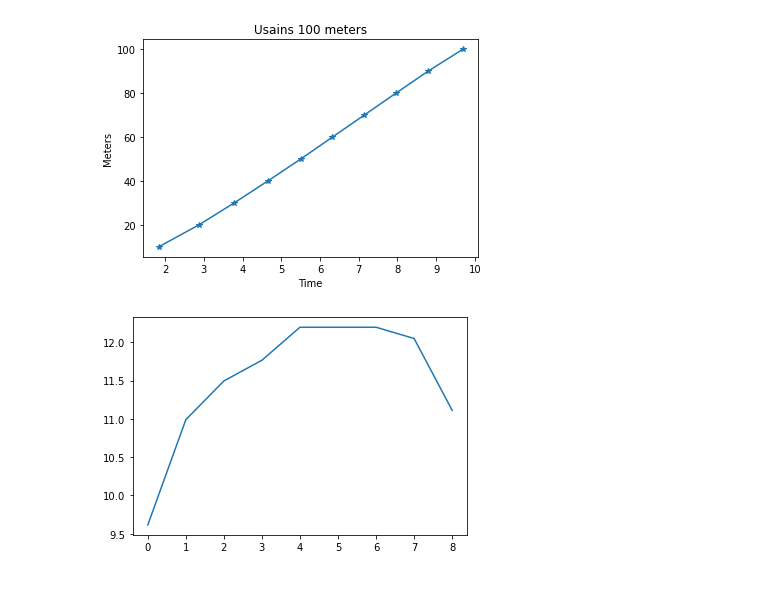
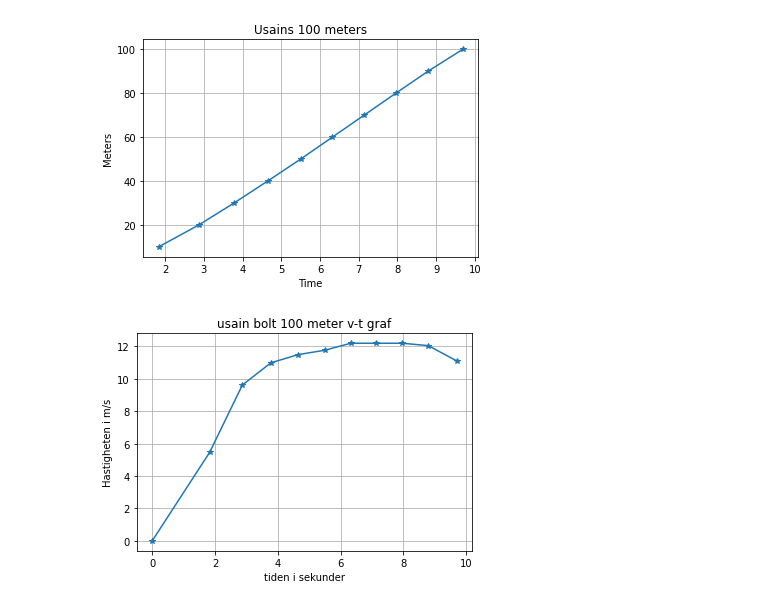
Before and after one commit to Dafancyfrog/Felix_samuelsson_TE19C, a Jupyter notebook: räkna med phyton/grafer.ipynb, the cells around one changed output. Saved outputs shown, nothing was run; the diff lists cells and outputs as text; code cells hidden in the pictures.

```diff
--- a/räkna med phyton/grafer.ipynb
+++ b/räkna med phyton/grafer.ipynb
@@ -10,21 +10,32 @@ plt.plot(x_tid, y_meter,  "*-")
 plt.ylabel("Meters")
 plt.xlabel("Time")
 plt.title("Usains 100 meters")
+plt.grid()
 plt.show()
 # %% [output]
-[figure, old version]
+[figure, new version]
 # %%
 #vt graf
 import matplotlib.pyplot as plt
 
-s = [10,20,30,40,50,60,70,80,90,100]
-t = [1.83, 2.87, 3.78, 4.65, 5.5, 6.32, 7.14, 7.96,8.79, 9.69]
-v = []#tom lista
+s = [0,10,20,30,40,50,60,70,80,90,100]
+t = [0,1.83, 2.87, 3.78, 4.65, 5.5, 6.32, 7.14, 7.96,8.79, 9.69]
+v = [0]#tom lista
 
-for i in range(1,len(s)):
-    v.append((s[i]-s[i-1])/(t[i]-t[i-1]))
+for i in range(1,len(t)):
+    v_i = (s[i]-s[i-1])/(t[i]-t[i-1])
+    v.append(v_i)
+    #print(i)
 
-plt.plot(v)
+#print(len(v)) Är bara här för felsökning
+#print(len(t))
+
+#plot v-t graf
+plt.plot(t, v, "*-")
+plt.title("usain bolt 100 meter v-t graf")
+plt.xlabel("tiden i sekunder")
+plt.ylabel("Hastigheten i m/s")
+plt.grid()
 plt.show()
 # %% [output]
-[figure, old version]
+[figure, new version]
```
Also changed, not shown: 3 other files.
